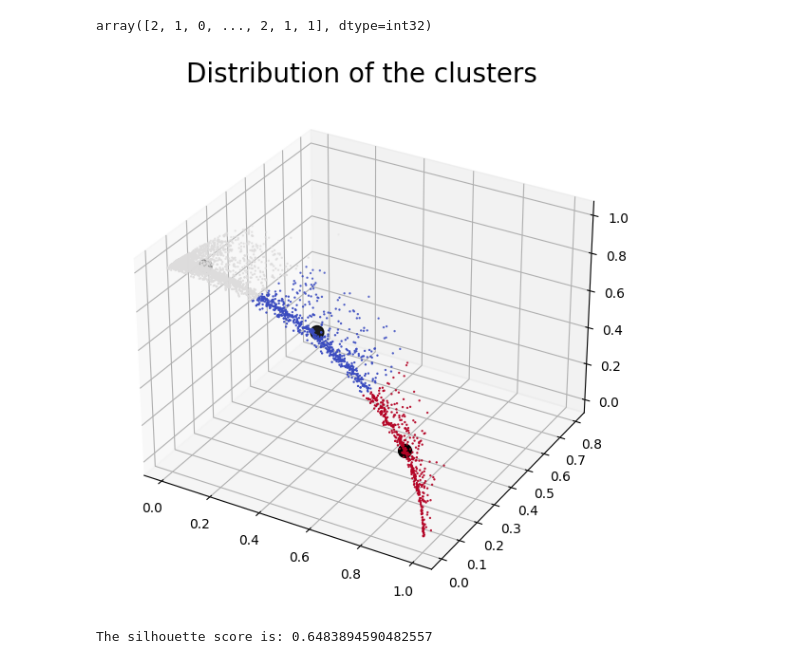
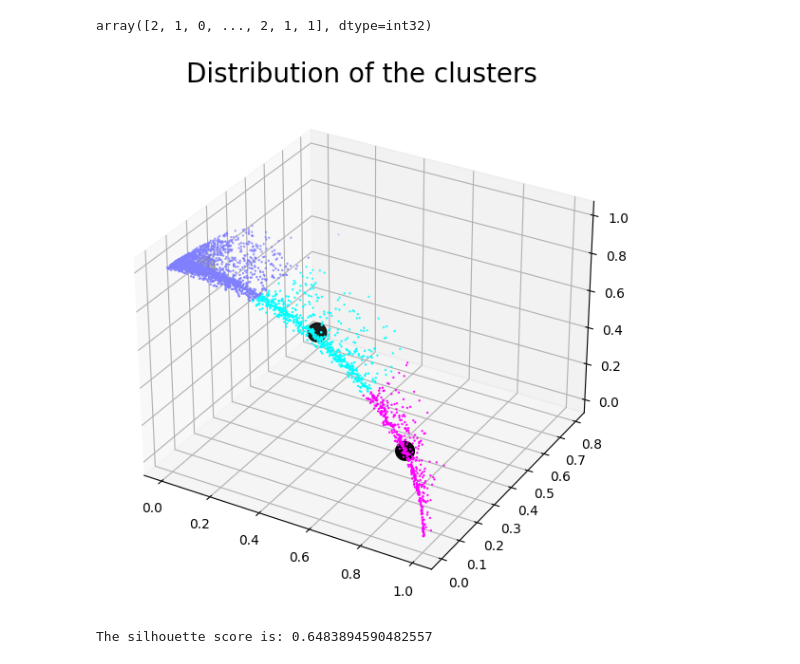
Before and after one commit to vishant750/Online_Retail_Customer_Segmentation, a Jupyter notebook: Online_Retail_Customer_Segmentation.ipynb, the cells around one changed output. Drawn from its saved outputs; the diff is of its cells as text; code cells hidden in the pictures.

```diff
--- a/Online_Retail_Customer_Segmentation.ipynb
+++ b/Online_Retail_Customer_Segmentation.ipynb
@@ -684,15 +684,15 @@ array([2, 1, 0, ..., 2, 1, 1], dtype=int32)
 # %%
 #Visualising the kmeans clustering
 plt.figure(figsize=(7,7))
 ax = plt.axes(projection ="3d")
-ax.scatter3D(xs=rmf_scaled[:,0], ys=rmf_scaled[:,1], zs=(rmf_scaled[:,2]), c = cluster_predict,s=0.5,cmap='coolwarm')
-#plt.scatter(x=rmf_scaled[:,0],y=rmf_scaled[:,1],c=cluster_predict,s=5,cmap='coolwarm')
+ax.scatter3D(xs=rmf_scaled[:,0], ys=rmf_scaled[:,1], zs=(rmf_scaled[:,2]), c = cluster_predict,s=0.5,cmap='cool')
+#plt.scatter(x=rmf_scaled[:,0],y=rmf_scaled[:,1],c=cluster_predict,s=5,cmap='spectral')
 #Plotting the cluster centres
 centers = kmeans_model.cluster_centers_
-ax.scatter3D(xs=centers[:, 0], ys=centers[:, 1],zs=centers[:, 2], color = 'black',s=100)
+ax.scatter3D(xs=centers[:, 0], ys=centers[:, 1],zs=centers[:, 2], color = 'black',s=200)
 #plt.scatter(centers[:, 0], centers[:, 1], c='black', s=200, alpha=0.7)
 plt.title("Distribution of the clusters",size=20)
 plt.show()
 # %% [output]
-[figure, old version]
+[figure, new version]
 # %%
```
Also changed, not shown: parts of 11 cells of this notebook.
